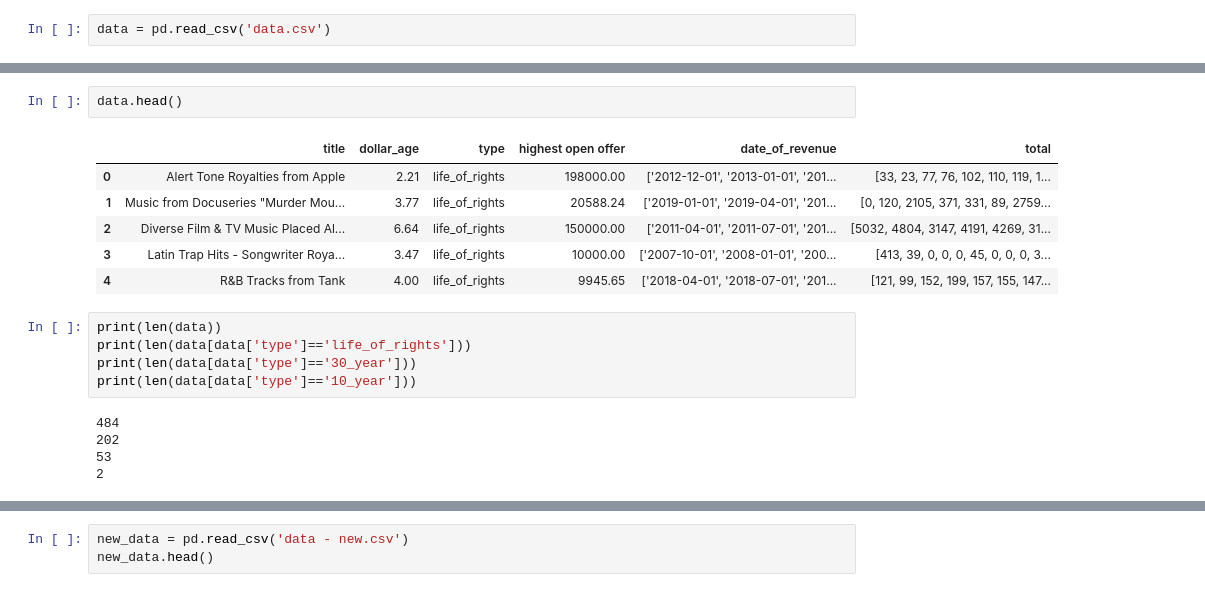
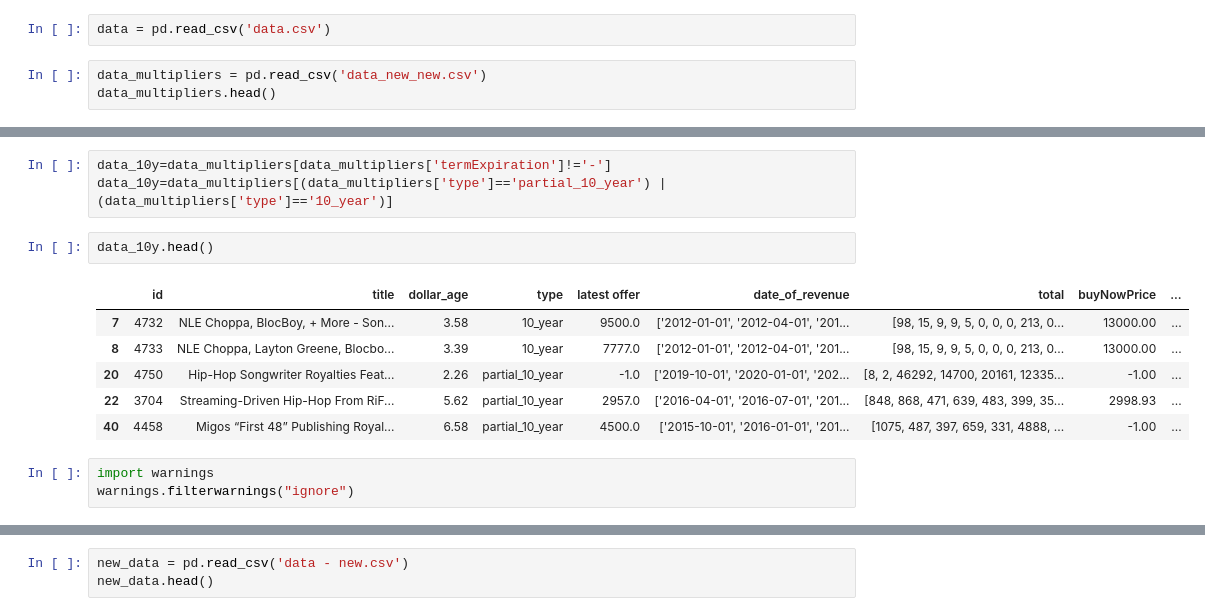
Before and after one commit to sstoikov/music-catalogs, a Jupyter notebook: models.ipynb, the cells around one changed output, grey strips where cells are left out. Saved outputs shown, nothing was run; the diff lists cells and outputs as text.

```diff
--- a/models.ipynb
+++ b/models.ipynb
@@ -8,3 +9,6 @@ import random
 %matplotlib inline
 # %%
 data = pd.read_csv('data.csv')
+# %%
+data_multipliers = pd.read_csv('data_new_new.csv')
+data_multipliers.head()
@@ -11,19 +41,15 @@ data = pd.read_csv('data.csv')
+# %%
+data_10y=data_multipliers[data_multipliers['termExpiration']!='-']
+data_10y=data_multipliers[(data_multipliers['type']=='partial_10_year') | (data_multipliers['type']=='10_year')]
 # %%
-data.head()
+data_10y.head()
 # %% [output]
-|  | title | dollar_age | type | highest open offer | date_of_revenue | total |
-| 0 | Alert Tone Royalties from Apple | 2.21 | life_of_rights | 198000.00 | ['2012-12-01', '2013-01-01', '201... | [33, 23, 77, 76, 102, 110, 119, 1... |
-| 1 | Music from Docuseries "Murder Mou... | 3.77 | life_of_rights | 20588.24 | ['2019-01-01', '2019-04-01', '201... | [0, 120, 2105, 371, 331, 89, 2759... |
-| 2 | Diverse Film & TV Music Placed Al... | 6.64 | life_of_rights | 150000.00 | ['2011-04-01', '2011-07-01', '201... | [5032, 4804, 3147, 4191, 4269, 31... |
-| 3 | Latin Trap Hits - Songwriter Roya... | 3.47 | life_of_rights | 10000.00 | ['2007-10-01', '2008-01-01', '200... | [413, 39, 0, 0, 0, 45, 0, 0, 0, 3... |
-| 4 | R&B Tracks from Tank | 4.00 | life_of_rights | 9945.65 | ['2018-04-01', '2018-07-01', '201... | [121, 99, 152, 199, 157, 155, 147... |
+|  | id | title | dollar_age | type | latest offer | date_of_revenue | total | buyNowPrice | ... |
+| 7 | 4732 | NLE Choppa, BlocBoy, + More - Son... | 3.58 | 10_year | 9500.0 | ['2012-01-01', '2012-04-01', '201... | [98, 15, 9, 9, 5, 0, 0, 0, 213, 0... | 13000.00 | ... |
+| 8 | 4733 | NLE Choppa, Layton Greene, Blocbo... | 3.39 | 10_year | 7777.0 | ['2012-01-01', '2012-04-01', '201... | [98, 15, 9, 9, 5, 0, 0, 0, 213, 0... | 13000.00 | ... |
+| 20 | 4750 | Hip-Hop Songwriter Royalties Feat... | 2.26 | partial_10_year | -1.0 | ['2019-10-01', '2020-01-01', '202... | [8, 2, 46292, 14700, 20161, 12335... | -1.00 | ... |
+| 22 | 3704 | Streaming-Driven Hip-Hop From RiF... | 5.62 | partial_10_year | 2957.0 | ['2016-04-01', '2016-07-01', '201... | [848, 868, 471, 639, 483, 399, 35... | 2998.93 | ... |
+| 40 | 4458 | Migos “First 48” Publishing Royal... | 6.58 | partial_10_year | 4500.0 | ['2015-10-01', '2016-01-01', '201... | [1075, 487, 397, 659, 331, 4888, ... | -1.00 | ... |
-# %%
-print(len(data))
-print(len(data[data['type']=='life_of_rights']))
-print(len(data[data['type']=='30_year']))
-print(len(data[data['type']=='10_year']))
-# %% [output]
-484
-202
-53
-2
+# %%
+import warnings
+warnings.filterwarnings("ignore")
```
Also changed, not shown: parts of 29 cells of this notebook.
